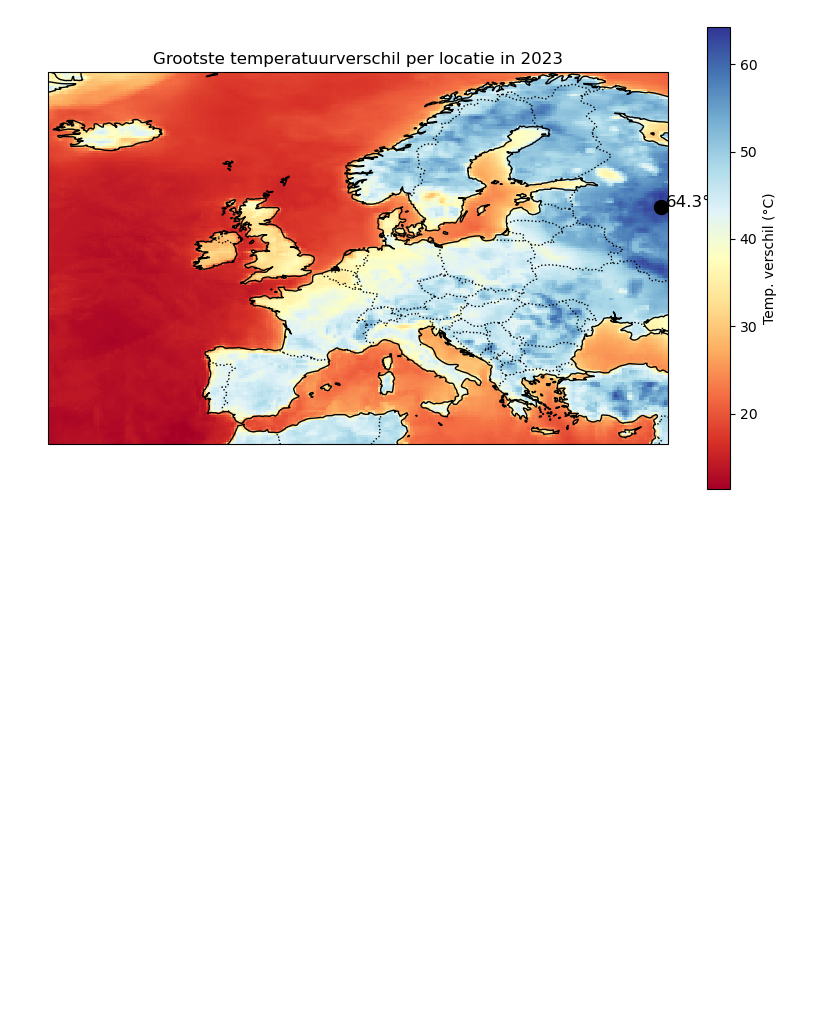
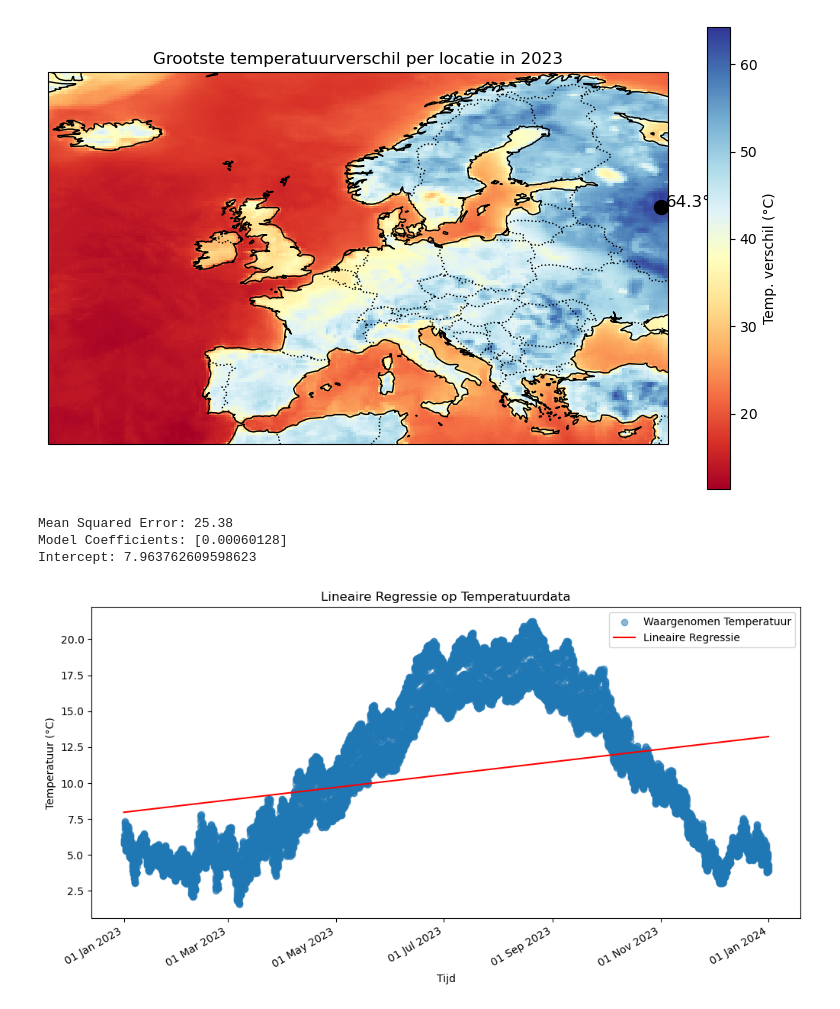
Before and after one commit to MaxPloeg1/Hackathon, a Jupyter notebook: hackathon_demo.ipynb, the cells around one changed output. Drawn from its saved outputs; the diff is of its cells as text; code cells hidden in the pictures; blank space fills up the shorter version.

Commit message:
linear reg added

```diff
--- a/hackathon_demo.ipynb
+++ b/hackathon_demo.ipynb
@@ -346,3 +348,56 @@ Locatie: latitude=57.75, longitude=36.5
 Warmste moment: 2023-08-06T10:00:00.000000000 (31.48 °C)
 Koudste moment: 2023-01-07T07:00:00.000000000 (-32.80 °C)
 [figure]
+# %%
+from datetime import datetime
+import matplotlib.dates as mdates
+
+def apply_linear_regression(dataset):
+    # Data voorbereiden
+    times = dataset['valid_time'].values  # Tijdstempels
+    temps = dataset['t2m'].mean(dim=['latitude', 'longitude']).values - 273.15  # Gemiddelde temperatuur (Kelvin naar Celsius)
+
+    # Zet tijdstempels om naar datetime-objecten
+    readable_times = [datetime.utcfromtimestamp(t.astype(int) * 1e-9) for t in times]
+
+    # Data omzetten naar DataFrame voor eenvoud
+    data = pd.DataFrame({'time': readable_times, 'temperature': temps})
+
+    # Lineaire regressie toepassen
+    X = np.arange(len(data)).reshape(-1, 1)  # Numerieke index voor tijd
+    y = data['temperature']  # Afhankelijke variabele
+    model = LinearRegression()
+    model.fit(X, y)
+
+    # Voorspellingen maken
+    predictions = model.predict(X)
+
+    # Model evalueren
+    mse = mean_squared_error(y, predictions)
+    print(f"Mean Squared Error: {mse:.2f}")
+    print(f"Model Coefficients: {model.coef_}")
+    print(f"Intercept: {model.intercept_}")
+
+    # Plot resultaten
+    plt.figure(figsize=(12, 6))
+    plt.scatter(data['time'], temps, label='Waargenomen Temperatuur', alpha=0.5)
+    plt.plot(data['time'], predictions, color='red', label='Lineaire Regressie')
+    plt.xlabel('Tijd')
+    plt.ylabel('Temperatuur (°C)')
+    plt.title('Lineaire Regressie op Temperatuurdata')
+    plt.legend()
+
+    # Formatteer de x-as met leesbare tijdstempels
+    plt.gca().xaxis.set_major_formatter(mdates.DateFormatter('%d %b %Y'))
+    plt.gca().xaxis.set_major_locator(mdates.AutoDateLocator())
+    plt.gcf().autofmt_xdate()  # Zorgt ervoor dat de datums leesbaar worden weergegeven
+
+    plt.show()
+
+# Roep de functie aan
+apply_linear_regression(dataset)
+# %% [output]
+Mean Squared Error: 25.38
+Model Coefficients: [0.00060128]
+Intercept: 7.963762609598623
+[figure, added]
```
Also changed, not shown: parts of 5 cells of this notebook.
